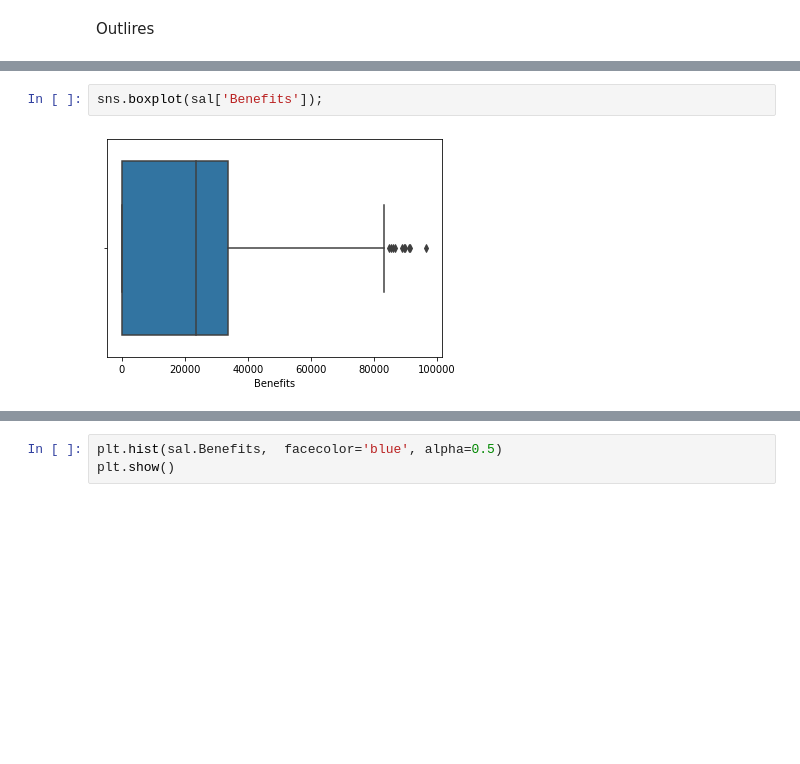
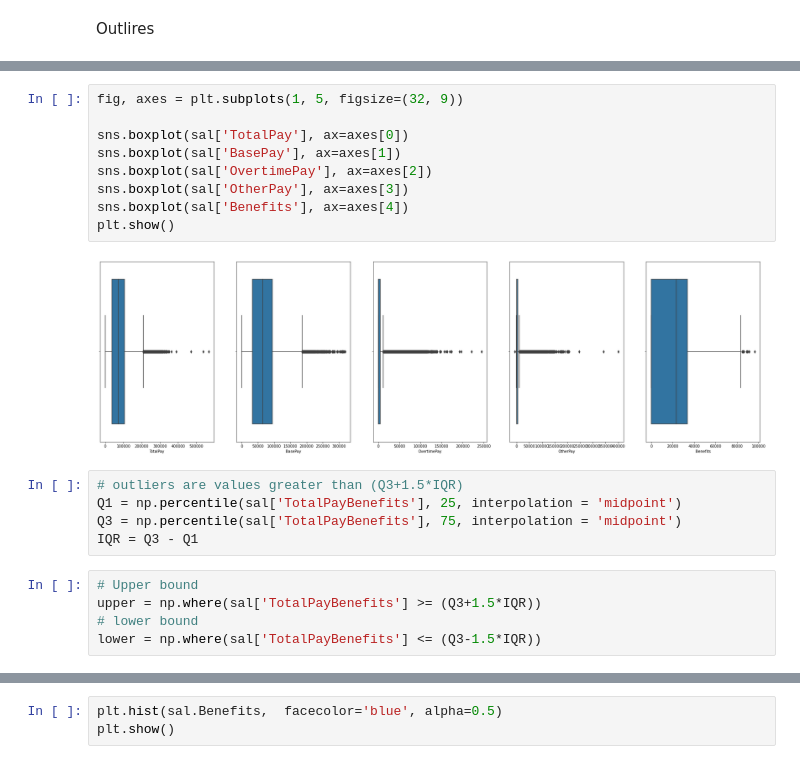
Before and after one commit to savitskaya-om/python, a Jupyter notebook: project/PROJECT.ipynb, the cells around one changed output, grey strips where cells are left out. Drawn from its saved outputs; the diff is of its cells as text; blank space fills up the shorter version.

```diff
--- a/project/PROJECT.ipynb
+++ b/project/PROJECT.ipynb
@@ -186,4 +185,21 @@ sns.boxplot(sal['TotalPay']);
-# %%
-sns.boxplot(sal['Benefits']);
-# %% [output]
-[figure, removed]
+# %%
+fig, axes = plt.subplots(1, 5, figsize=(32, 9))
+
+sns.boxplot(sal['TotalPay'], ax=axes[0])
+sns.boxplot(sal['BasePay'], ax=axes[1])
+sns.boxplot(sal['OvertimePay'], ax=axes[2])
+sns.boxplot(sal['OtherPay'], ax=axes[3])
+sns.boxplot(sal['Benefits'], ax=axes[4])
+plt.show()
+# %% [output]
+[figure, added]
+# %%
+# outliers are values greater than (Q3+1.5*IQR)
+Q1 = np.percentile(sal['TotalPayBenefits'], 25, interpolation = 'midpoint')
+Q3 = np.percentile(sal['TotalPayBenefits'], 75, interpolation = 'midpoint')
+IQR = Q3 - Q1
+# %%
+# Upper bound
+upper = np.where(sal['TotalPayBenefits'] >= (Q3+1.5*IQR))
+# lower bound
+lower = np.where(sal['TotalPayBenefits'] <= (Q3-1.5*IQR))
```
Also changed, not shown: parts of 11 cells of this notebook.
